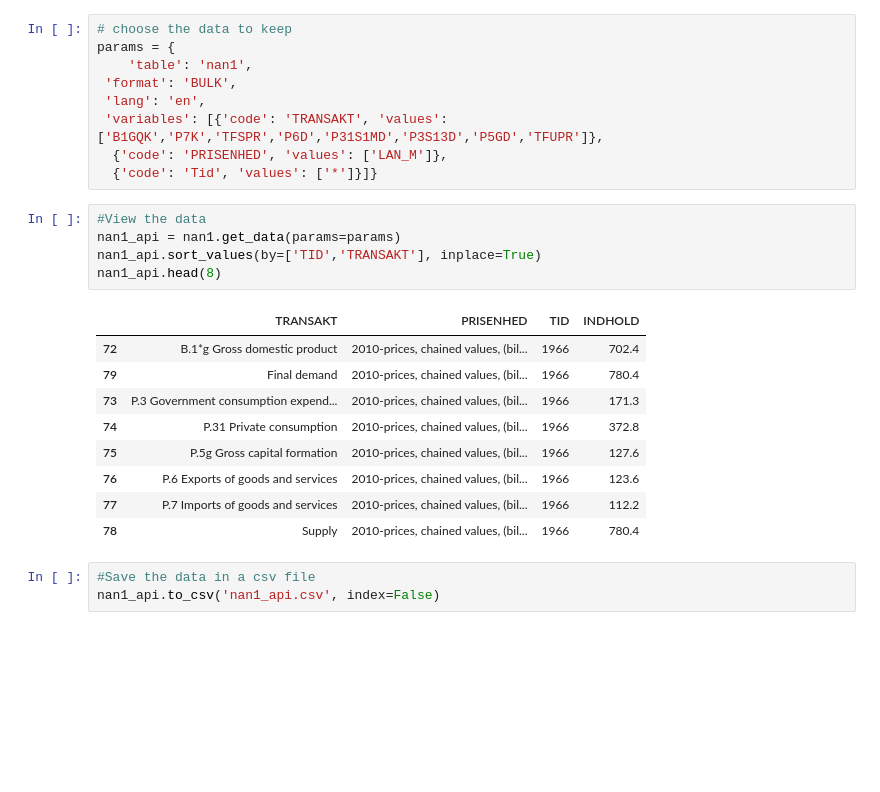
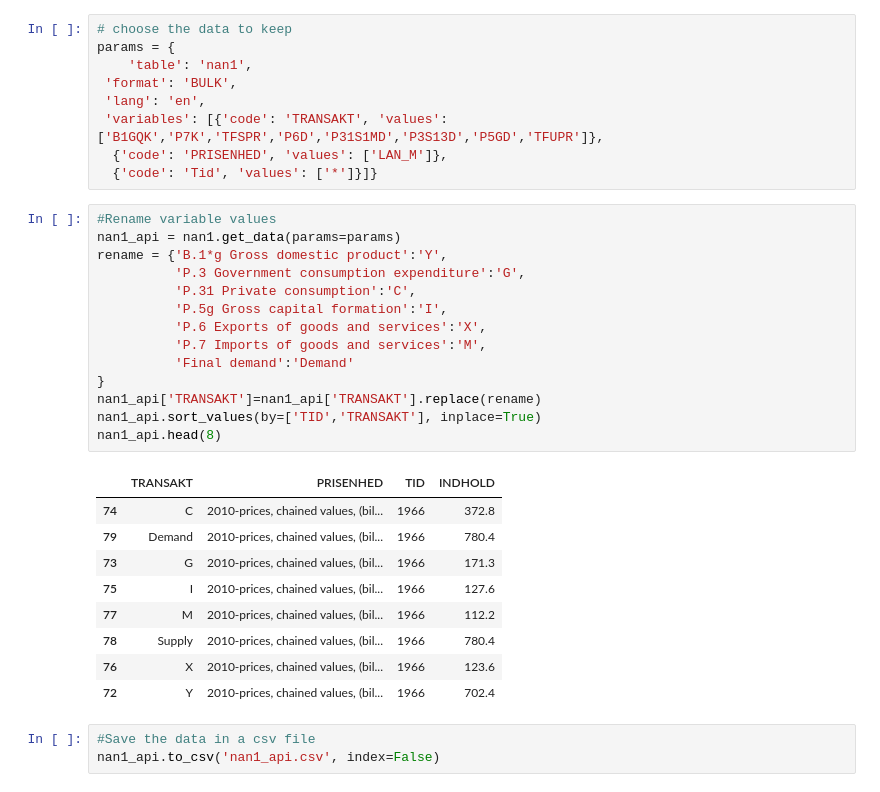
Before and after one commit to NumEconCopenhagen/projects-2023-tgr401, a Jupyter notebook: dataproject/Final_dataproject.ipynb, the cells around one changed output. Cells and saved outputs as stored; diff of their text form; blank space fills up the shorter version.

```diff
--- a/dataproject/Final_dataproject.ipynb
+++ b/dataproject/Final_dataproject.ipynb
@@ -88,21 +88,30 @@ params = {
  'variables': [{'code': 'TRANSAKT', 'values': ['B1GQK','P7K','TFSPR','P6D','P31S1MD','P3S13D','P5GD','TFUPR']},
   {'code': 'PRISENHED', 'values': ['LAN_M']},
   {'code': 'Tid', 'values': ['*']}]}
-# %%
-#View the data
-nan1_api = nan1.get_data(params=params)
-nan1_api.sort_values(by=['TID','TRANSAKT'], inplace=True)
-nan1_api.head(8)
-# %% [output]
-|  | TRANSAKT | PRISENHED | TID | INDHOLD |
-| 72 | B.1*g Gross domestic product | 2010-prices, chained values, (bil... | 1966 | 702.4 |
-| 79 | Final demand | 2010-prices, chained values, (bil... | 1966 | 780.4 |
-| 73 | P.3 Government consumption expend... | 2010-prices, chained values, (bil... | 1966 | 171.3 |
-| 74 | P.31 Private consumption | 2010-prices, chained values, (bil... | 1966 | 372.8 |
-| 75 | P.5g Gross capital formation | 2010-prices, chained values, (bil... | 1966 | 127.6 |
-| 76 | P.6 Exports of goods and services | 2010-prices, chained values, (bil... | 1966 | 123.6 |
-| 77 | P.7 Imports of goods and services | 2010-prices, chained values, (bil... | 1966 | 112.2 |
-| 78 | Supply | 2010-prices, chained values, (bil... | 1966 | 780.4 |
+# %%
+#Rename variable values
+nan1_api = nan1.get_data(params=params)
+rename = {'B.1*g Gross domestic product':'Y',
+          'P.3 Government consumption expenditure':'G',
+          'P.31 Private consumption':'C',
+          'P.5g Gross capital formation':'I',
+          'P.6 Exports of goods and services':'X',
+          'P.7 Imports of goods and services':'M',
+          'Final demand':'Demand'
+}
+nan1_api['TRANSAKT']=nan1_api['TRANSAKT'].replace(rename)
+nan1_api.sort_values(by=['TID','TRANSAKT'], inplace=True)
+nan1_api.head(8)
+# %% [output]
+|  | TRANSAKT | PRISENHED | TID | INDHOLD |
+| 74 | C | 2010-prices, chained values, (bil... | 1966 | 372.8 |
+| 79 | Demand | 2010-prices, chained values, (bil... | 1966 | 780.4 |
+| 73 | G | 2010-prices, chained values, (bil... | 1966 | 171.3 |
+| 75 | I | 2010-prices, chained values, (bil... | 1966 | 127.6 |
+| 77 | M | 2010-prices, chained values, (bil... | 1966 | 112.2 |
+| 78 | Supply | 2010-prices, chained values, (bil... | 1966 | 780.4 |
+| 76 | X | 2010-prices, chained values, (bil... | 1966 | 123.6 |
+| 72 | Y | 2010-prices, chained values, (bil... | 1966 | 702.4 |
 # %%
 #Save the data in a csv file
 nan1_api.to_csv('nan1_api.csv', index=False)
```
Also changed, not shown: parts of 3 cells of this notebook, 2 other files.
